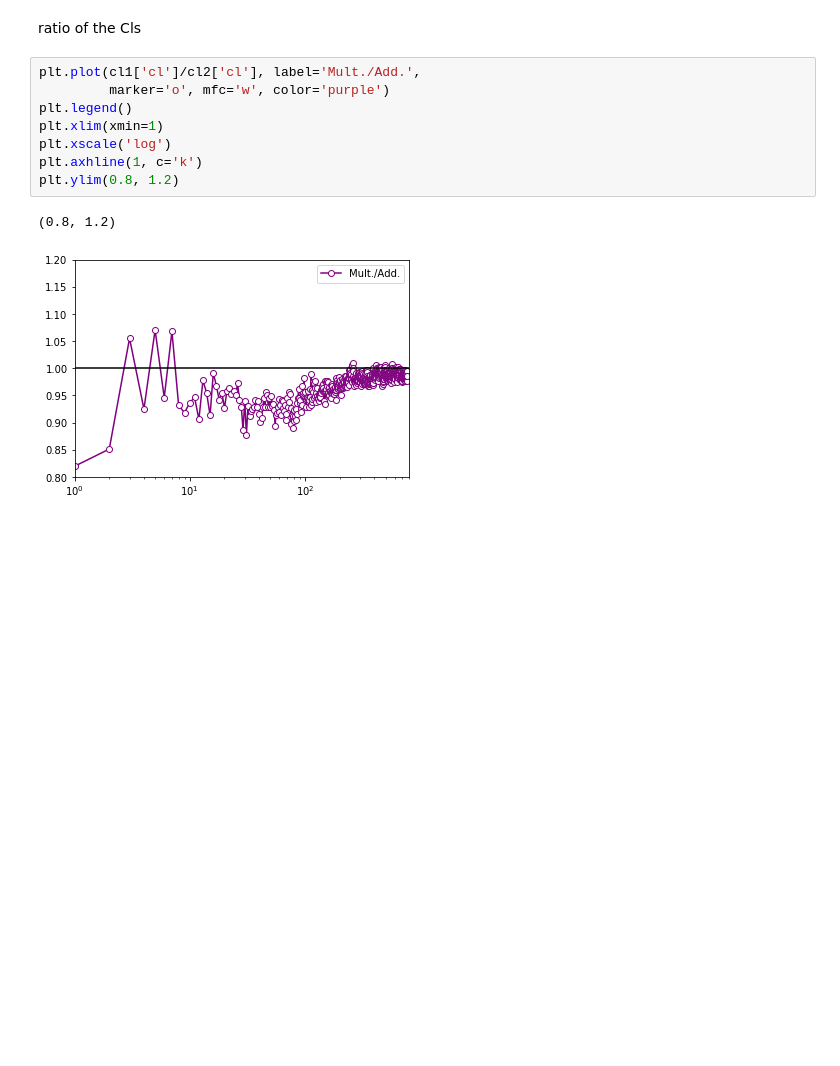
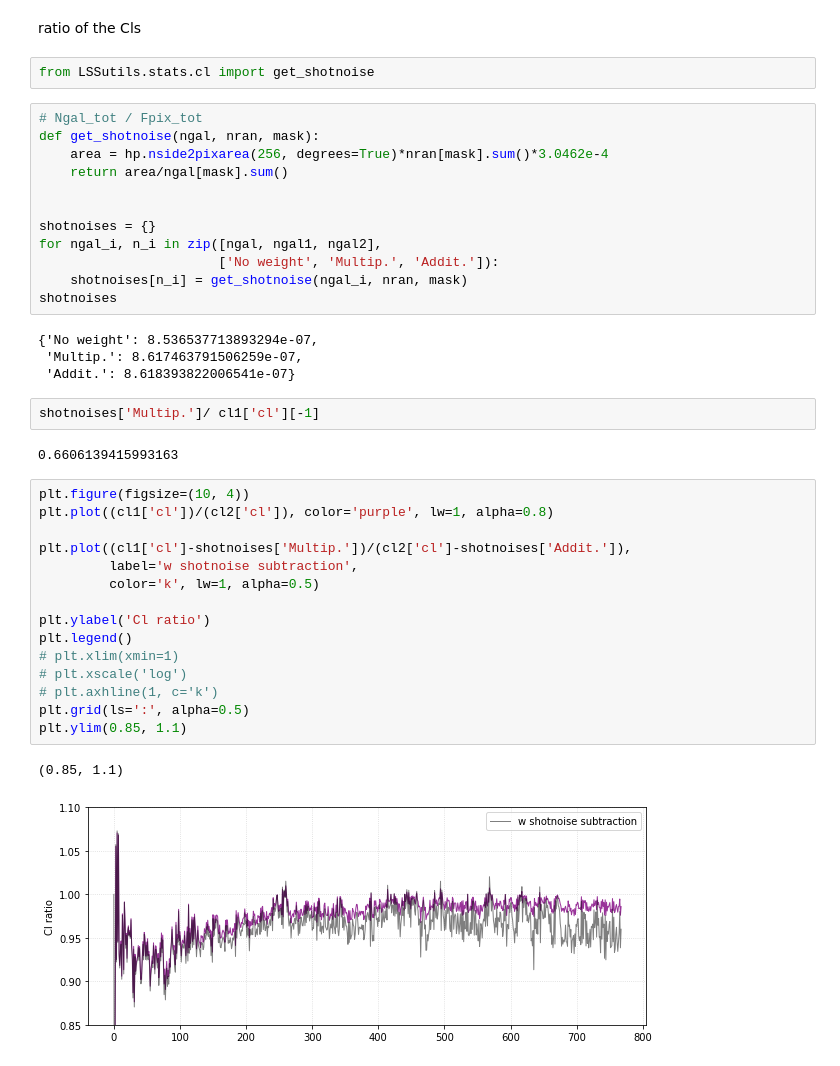
Before and after one commit to mehdirezaie/SYSNet, a Jupyter notebook: notebooks/Mitigation.ipynb, the cells around one changed output. Cells and saved outputs as stored; diff of their text form; blank space fills up the shorter version.

Commit message:
ratio after shotnoise

```diff
--- a/notebooks/Mitigation.ipynb
+++ b/notebooks/Mitigation.ipynb
@@ -131,13 +131,42 @@ ax[1].set(ylabel=r'$C_{\ell}$', xlabel=r'$\ell$')
 # %% [markdown]
 ratio of the Cls
+# %%
+from LSSutils.stats.cl import get_shotnoise
+# %%
+# Ngal_tot / Fpix_tot
+def get_shotnoise(ngal, nran, mask):
+    area = hp.nside2pixarea(256, degrees=True)*nran[mask].sum()*3.0462e-4
+    return area/ngal[mask].sum()
+
+
+shotnoises = {}
+for ngal_i, n_i in zip([ngal, ngal1, ngal2],
+                       ['No weight', 'Multip.', 'Addit.']):
+    shotnoises[n_i] = get_shotnoise(ngal_i, nran, mask)
+shotnoises
+# %% [output]
+{'No weight': 8.536537713893294e-07,
+ 'Multip.': 8.617463791506259e-07,
+ 'Addit.': 8.618393822006541e-07}
+# %%
+shotnoises['Multip.']/ cl1['cl'][-1]
+# %% [output]
+0.6606139415993163
 # %%
-plt.plot(cl1['cl']/cl2['cl'], label='Mult./Add.',
-         marker='o', mfc='w', color='purple')
+plt.figure(figsize=(10, 4))
+plt.plot((cl1['cl'])/(cl2['cl']), color='purple', lw=1, alpha=0.8)
+
+plt.plot((cl1['cl']-shotnoises['Multip.'])/(cl2['cl']-shotnoises['Addit.']),
+         label='w shotnoise subtraction',
+         color='k', lw=1, alpha=0.5)
+
+plt.ylabel('Cl ratio')
 plt.legend()
-plt.xlim(xmin=1)
-plt.xscale('log')
-plt.axhline(1, c='k')
-plt.ylim(0.8, 1.2)
+# plt.xlim(xmin=1)
+# plt.xscale('log')
+# plt.axhline(1, c='k')
+plt.grid(ls=':', alpha=0.5)
+plt.ylim(0.85, 1.1)
 # %% [output]
-(0.8, 1.2)
+(0.85, 1.1)
-[figure, old version]
+[figure, new version]
```
Also changed, not shown: parts of 3 cells of this notebook.
